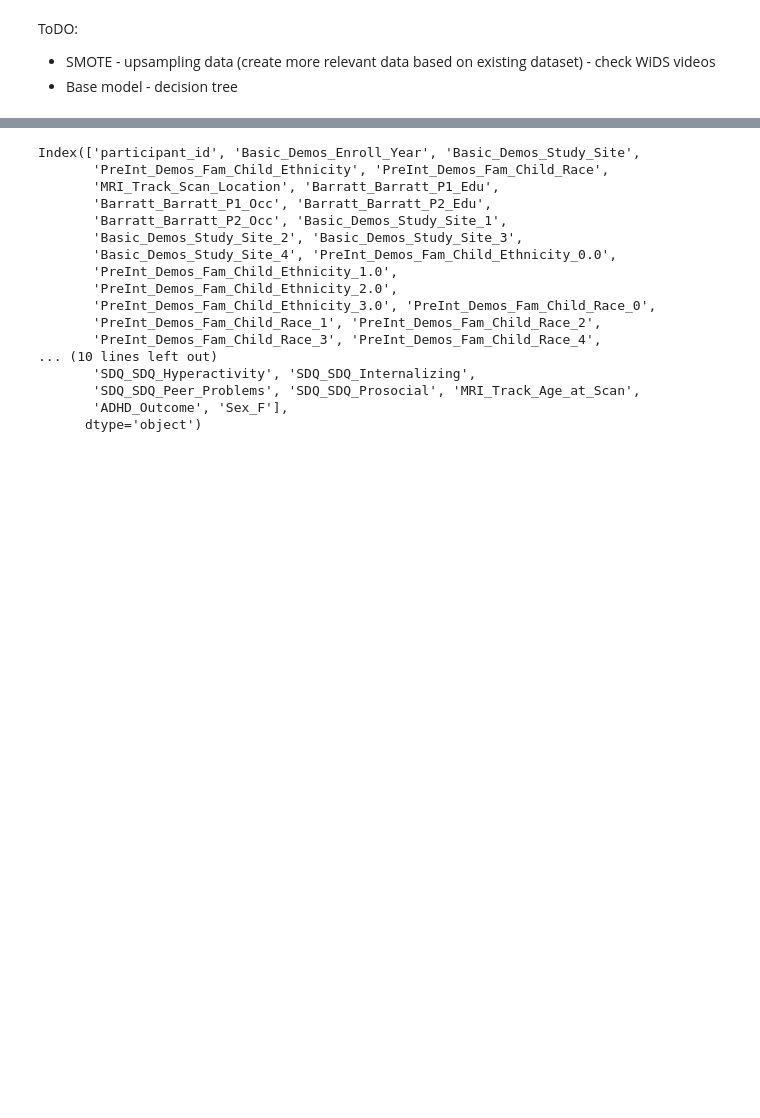
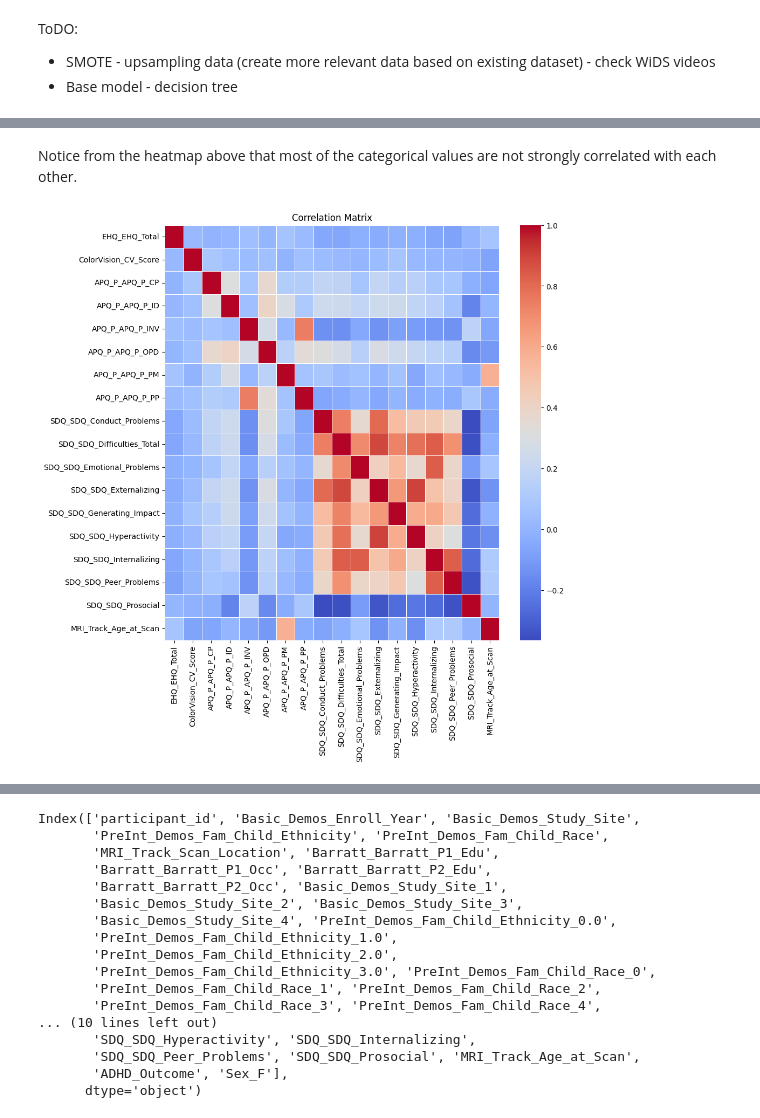
Before and after one commit to asmik12/bttai_wids_team4, a Jupyter notebook: data_preprocessing.ipynb, the cells around one changed output, grey strips where cells are left out. Cells and saved outputs as stored; diff of their text form; code cells hidden in the pictures; blank space fills up the shorter version.

```diff
--- a/data_preprocessing.ipynb
+++ b/data_preprocessing.ipynb
@@ -414,0 +426,10 @@ ToDO:
+# %% [markdown]
+Notice from the heatmap above that most of the categorical values are not strongly correlated with each other.
+# %%
+corr_matrix_quant = quant_metadata.select_dtypes(include=[np.number]).corr()
+plt.figure(figsize=(10, 10))
+sns.heatmap(corr_matrix_quant, annot=False, fmt=".2f", cmap="coolwarm", linewidths=0.5)
+plt.title("Correlation Matrix for Quantitative Variables")
+plt.show()
+# %% [output]
+[figure, added]
```
Also changed, not shown: parts of 15 cells of this notebook, 5 other files.
